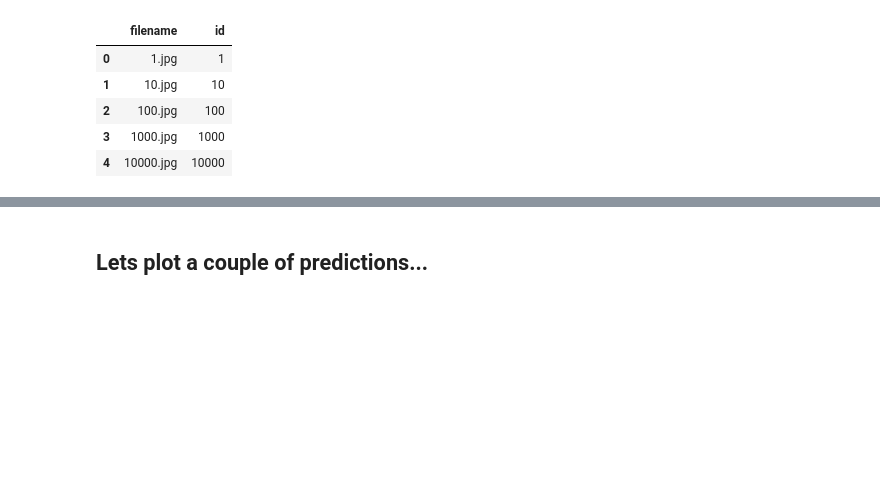
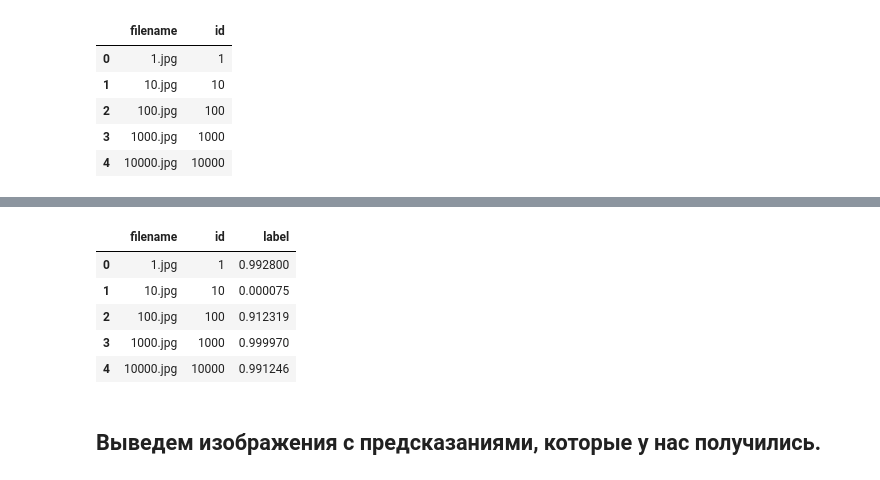
Before and after one commit to AleksandrKosolapov/Python, a Jupyter notebook: transfer-learning-cats-vs-dogs.ipynb, the cells around one changed output, grey strips where cells are left out. Saved outputs shown, nothing was run; the diff lists cells and outputs as text; code cells hidden in the pictures; blank space fills up the shorter version.

```diff
--- a/transfer-learning-cats-vs-dogs.ipynb
+++ b/transfer-learning-cats-vs-dogs.ipynb
@@ -277,9 +216,15 @@ results.shape
 # %%
 output["label"] = results
-
-output.head(15)
+output.head()
+# %% [output]
+|  | filename | id | label |
+| 0 | 1.jpg | 1 | 0.992800 |
+| 1 | 10.jpg | 10 | 0.000075 |
+| 2 | 100.jpg | 100 | 0.912319 |
+| 3 | 1000.jpg | 1000 | 0.999970 |
+| 4 | 10000.jpg | 10000 | 0.991246 |
-# %% [markdown]
-## Lets plot a couple of predictions...
+# %% [markdown]
+## Выведем изображения с предсказаниями, которые у нас получились.
 # %%
 stop = 10
 for idx, row in output.iterrows():
```
Also changed, not shown: parts of 38 cells of this notebook.
